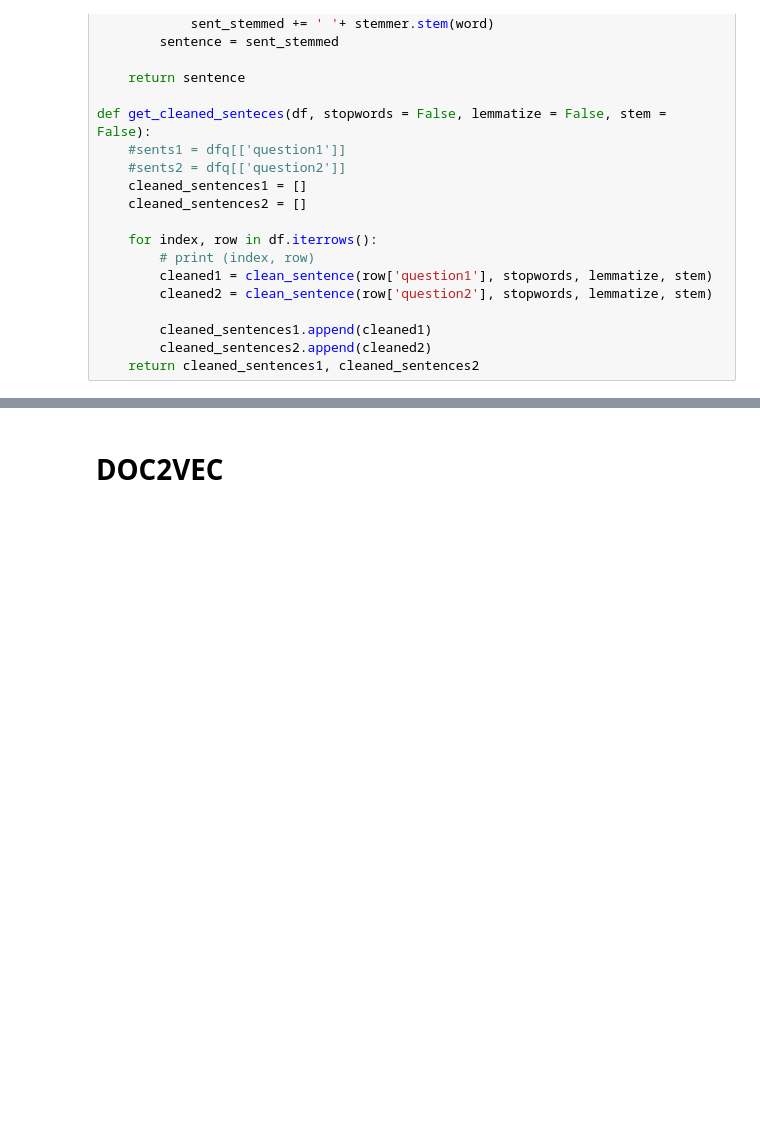
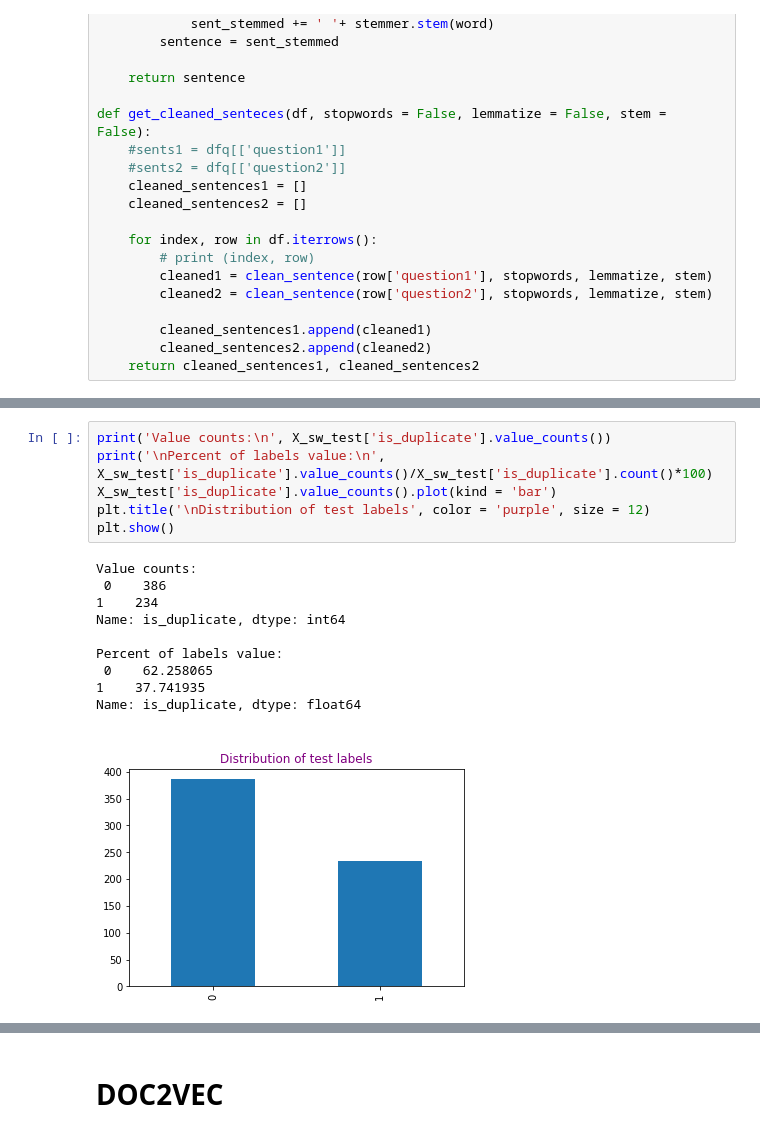
Before and after one commit to antopeza/Final-Project-Brainster, a Jupyter notebook: NEW_code_PV.ipynb, the cells around one changed output, grey strips where cells are left out. Cells and saved outputs as stored; diff of their text form; blank space fills up the shorter version.

```diff
--- a/NEW_code_PV.ipynb
+++ b/NEW_code_PV.ipynb
@@ -208 +271,18 @@ Name: is_duplicate, dtype: float64
+# %%
+print('Value counts:\n', X_sw_test['is_duplicate'].value_counts())
+print('\nPercent of labels value:\n', X_sw_test['is_duplicate'].value_counts()/X_sw_test['is_duplicate'].count()*100)
+X_sw_test['is_duplicate'].value_counts().plot(kind = 'bar')
+plt.title('\nDistribution of test labels', color = 'purple', size = 12)
+plt.show()
+# %% [output]
+Value counts:
+ 0    386
+1    234
+Name: is_duplicate, dtype: int64
+
+Percent of labels value:
+ 0    62.258065
+1    37.741935
+Name: is_duplicate, dtype: float64
+[figure, added]
 # %%
```
Also changed, not shown: parts of 20 cells of this notebook.
